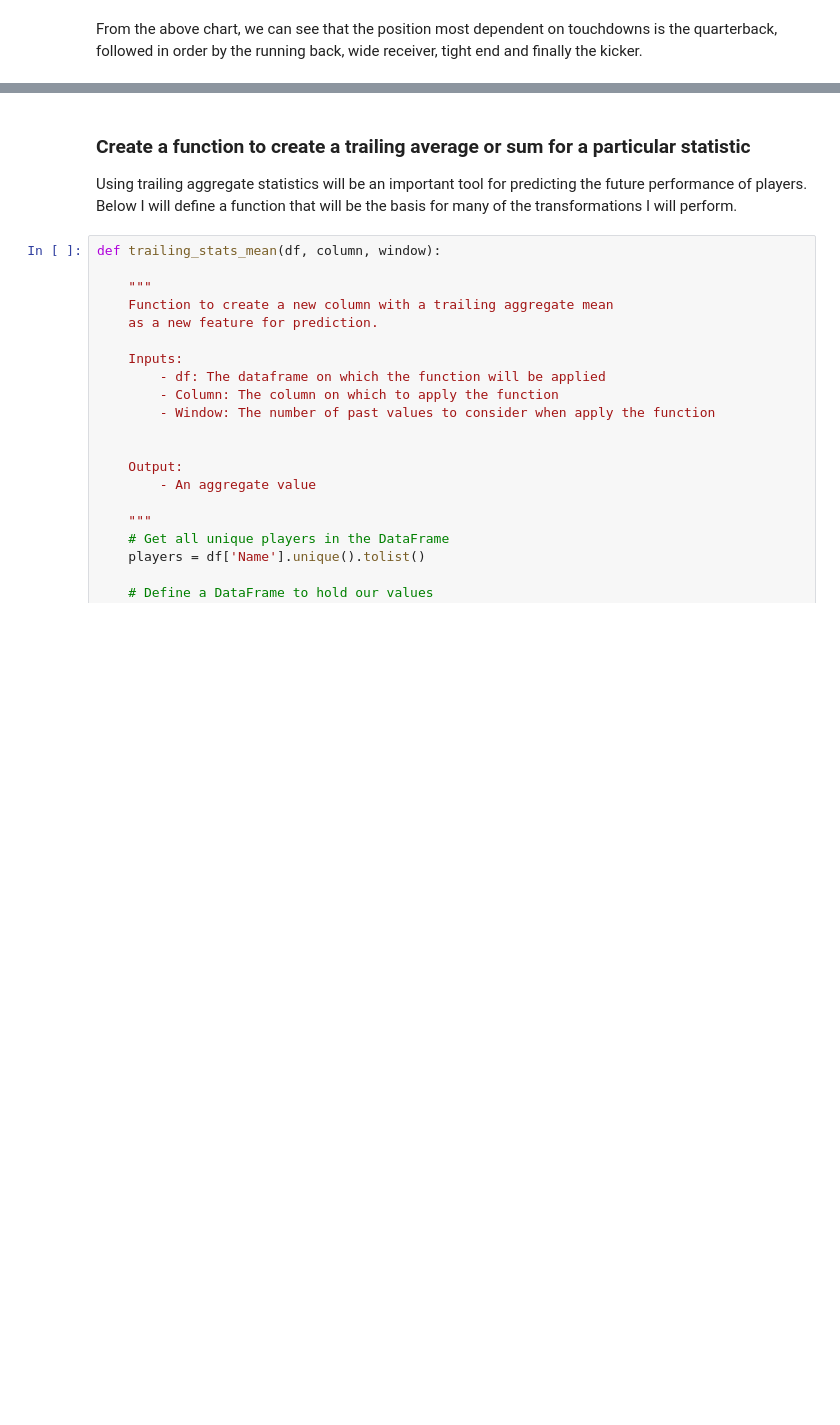
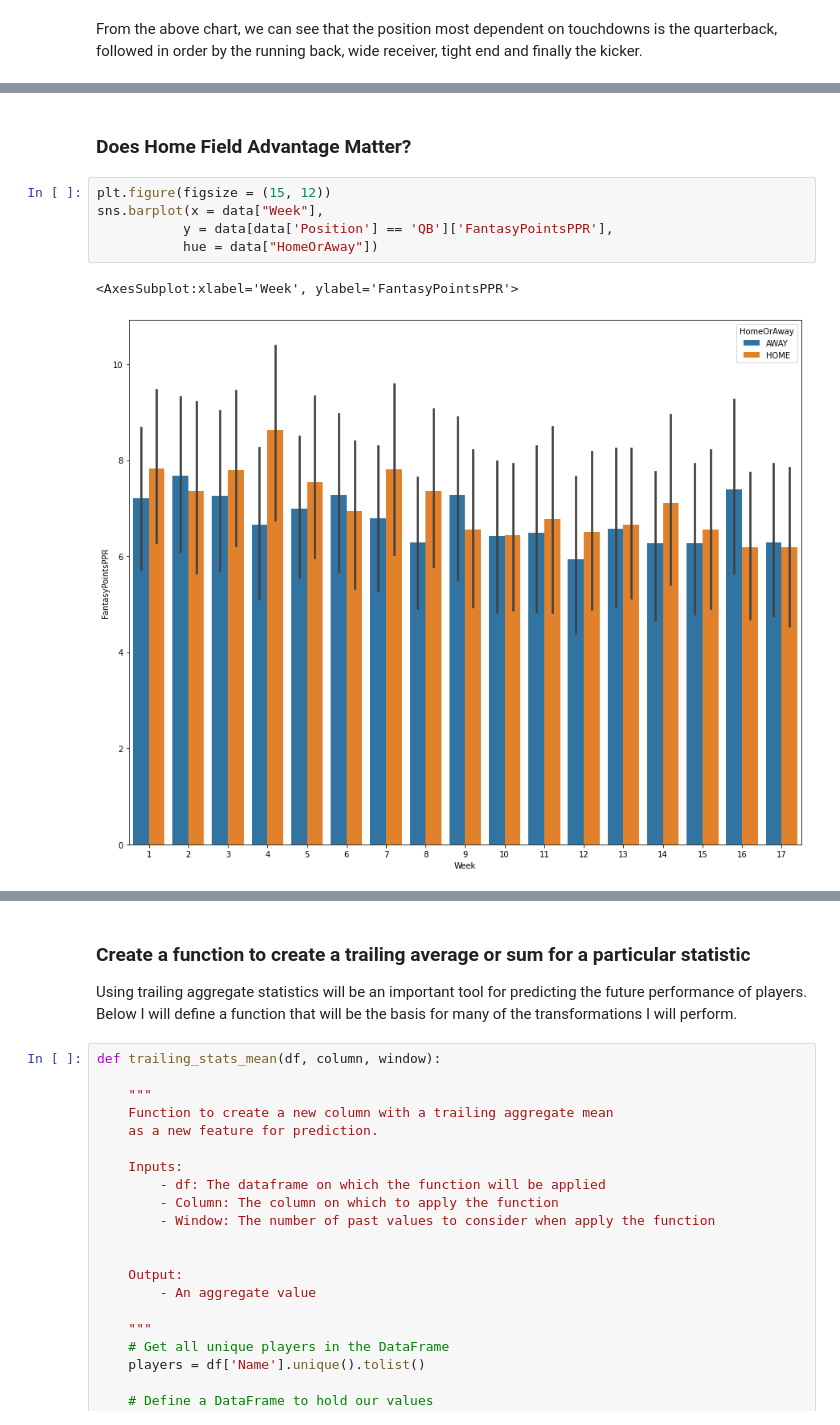
Before and after one commit to bernpb/Fantasy_Football_Prediction, a Jupyter notebook: exploratory_data_analysis.ipynb, the cells around one changed output, grey strips where cells are left out. Cells and saved outputs as stored; diff of their text form; blank space fills up the shorter version.

```diff
--- a/exploratory_data_analysis.ipynb
+++ b/exploratory_data_analysis.ipynb
@@ -196,0 +325,10 @@ ax = sns.violinplot(x = touchdowns['Position'],
+# %% [markdown]
+### Does Home Field Advantage Matter?
+# %%
+plt.figure(figsize = (15, 12))
+sns.barplot(x = data["Week"],
+           y = data[data['Position'] == 'QB']['FantasyPointsPPR'],
+           hue = data["HomeOrAway"])
+# %% [output]
+<AxesSubplot:xlabel='Week', ylabel='FantasyPointsPPR'>
+[figure, added]
```
Also changed, not shown: parts of 25 cells of this notebook, 16 other files.
